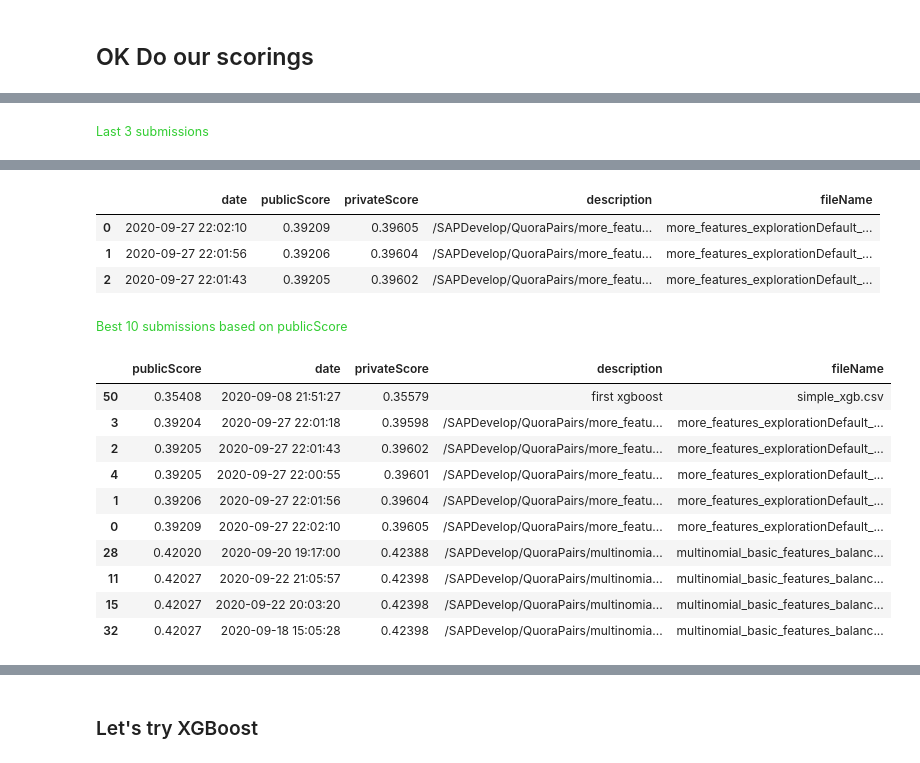
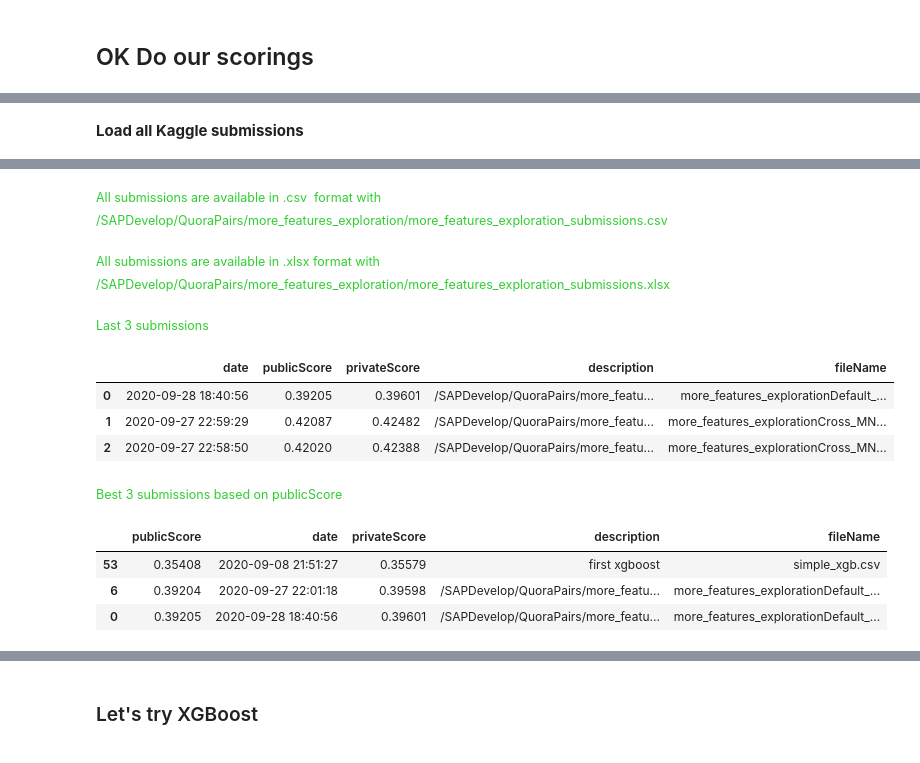
Before and after one commit to acharroux/QuoraPairs, a Jupyter notebook: BruteForce/more_features_exploration.ipynb, the cells around one changed output, grey strips where cells are left out. Cells and saved outputs as stored; diff of their text form; code cells hidden in the pictures.

```diff
--- a/BruteForce/more_features_exploration.ipynb
+++ b/BruteForce/more_features_exploration.ipynb
@@ -1214,13 +1073,19 @@ Best 3 submissions based on publicScore
 # %%
+
+def put_first(l,e):
+    l.insert(0,e)
+    return list(dict.fromkeys(l))
+
 def get_best_submissions(submissions,n=3,metric='publicScore',):
     print_info('Best %d submissions based on %s' % (n,metric))
-    return submissions.nsmallest(n,metric)[put_first(submissions.columns.values.tolist(),metric)].sort_values(metric,ascending=True)
+    return submissions.nsmallest(n,metric)[put_first(submissions.columns.values.tolist(),metric)]
 
 def get_last_submissions(submissions,n=3):
     print_info('Last %d submissions' % n)
-    return submissions.nlargest(n,'date')[put_first(submissions.columns.values.tolist(),'date')].sort_values('date',ascending=False)
+    return submissions.nlargest(n,'date')[put_first(submissions.columns.values.tolist(),'date')]
 
+all_submissions = load_kaggle_submissions()
 display(get_last_submissions(all_submissions))
-display(get_best_submissions(all_submissions,10))
+display(get_best_submissions(all_submissions))
 # %% [output]
-Last 3 submissions
+Load all Kaggle submissions
@@ -1227,16 +1093,12 @@ Last 3 submissions
+All submissions are available in .csv format with /SAPDevelop/QuoraPairs/more_features_exploration/more_features_exploration_submissions.csv
+All submissions are available in .xlsx format with /SAPDevelop/QuoraPairs/more_features_exploration/more_features_exploration_submissions.xlsx
+Last 3 submissions
 |  | date | publicScore | privateScore | description | fileName |
-| 0 | 2020-09-27 22:02:10 | 0.39209 | 0.39605 | /SAPDevelop/QuoraPairs/more_featu... | more_features_explorationDefault_... |
-| 1 | 2020-09-27 22:01:56 | 0.39206 | 0.39604 | /SAPDevelop/QuoraPairs/more_featu... | more_features_explorationDefault_... |
-| 2 | 2020-09-27 22:01:43 | 0.39205 | 0.39602 | /SAPDevelop/QuoraPairs/more_featu... | more_features_explorationDefault_... |
+| 0 | 2020-09-28 18:40:56 | 0.39205 | 0.39601 | /SAPDevelop/QuoraPairs/more_featu... | more_features_explorationDefault_... |
+| 1 | 2020-09-27 22:59:29 | 0.42087 | 0.42482 | /SAPDevelop/QuoraPairs/more_featu... | more_features_explorationCross_MN... |
+| 2 | 2020-09-27 22:58:50 | 0.42020 | 0.42388 | /SAPDevelop/QuoraPairs/more_featu... | more_features_explorationCross_MN... |
-Best 10 submissions based on publicScore
+Best 3 submissions based on publicScore
 |  | publicScore | date | privateScore | description | fileName |
-| 50 | 0.35408 | 2020-09-08 21:51:27 | 0.35579 | first xgboost | simple_xgb.csv |
-| 3 | 0.39204 | 2020-09-27 22:01:18 | 0.39598 | /SAPDevelop/QuoraPairs/more_featu... | more_features_explorationDefault_... |
-| 2 | 0.39205 | 2020-09-27 22:01:43 | 0.39602 | /SAPDevelop/QuoraPairs/more_featu... | more_features_explorationDefault_... |
-| 4 | 0.39205 | 2020-09-27 22:00:55 | 0.39601 | /SAPDevelop/QuoraPairs/more_featu... | more_features_explorationDefault_... |
-| 1 | 0.39206 | 2020-09-27 22:01:56 | 0.39604 | /SAPDevelop/QuoraPairs/more_featu... | more_features_explorationDefault_... |
-| 0 | 0.39209 | 2020-09-27 22:02:10 | 0.39605 | /SAPDevelop/QuoraPairs/more_featu... | more_features_explorationDefault_... |
-| 28 | 0.42020 | 2020-09-20 19:17:00 | 0.42388 | /SAPDevelop/QuoraPairs/multinomia... | multinomial_basic_features_balanc... |
-| 11 | 0.42027 | 2020-09-22 21:05:57 | 0.42398 | /SAPDevelop/QuoraPairs/multinomia... | multinomial_basic_features_balanc... |
-| 15 | 0.42027 | 2020-09-22 20:03:20 | 0.42398 | /SAPDevelop/QuoraPairs/multinomia... | multinomial_basic_features_balanc... |
-| 32 | 0.42027 | 2020-09-18 15:05:28 | 0.42398 | /SAPDevelop/QuoraPairs/multinomia... | multinomial_basic_features_balanc... |
+| 53 | 0.35408 | 2020-09-08 21:51:27 | 0.35579 | first xgboost | simple_xgb.csv |
+| 6 | 0.39204 | 2020-09-27 22:01:18 | 0.39598 | /SAPDevelop/QuoraPairs/more_featu... | more_features_explorationDefault_... |
+| 0 | 0.39205 | 2020-09-28 18:40:56 | 0.39601 | /SAPDevelop/QuoraPairs/more_featu... | more_features_explorationDefault_... |
```
Also changed, not shown: parts of 17 cells of this notebook, 1 other file.
